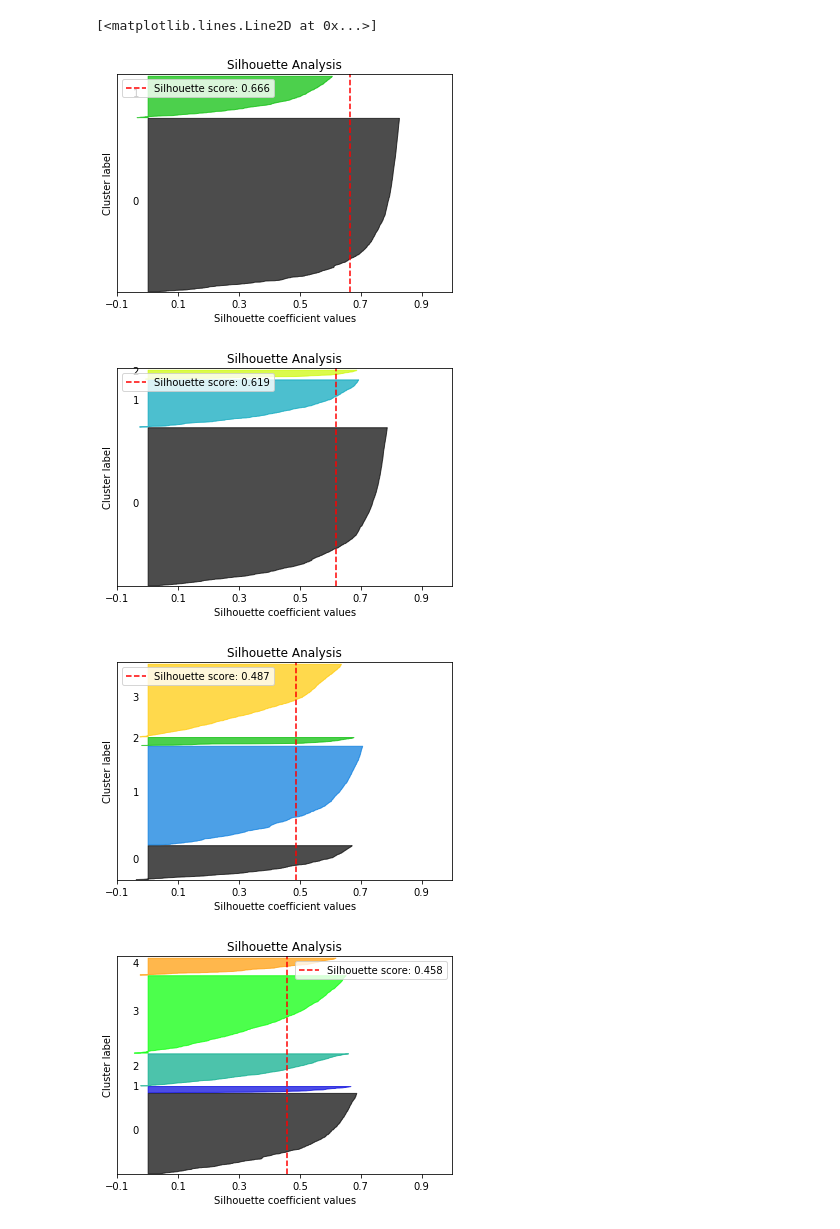
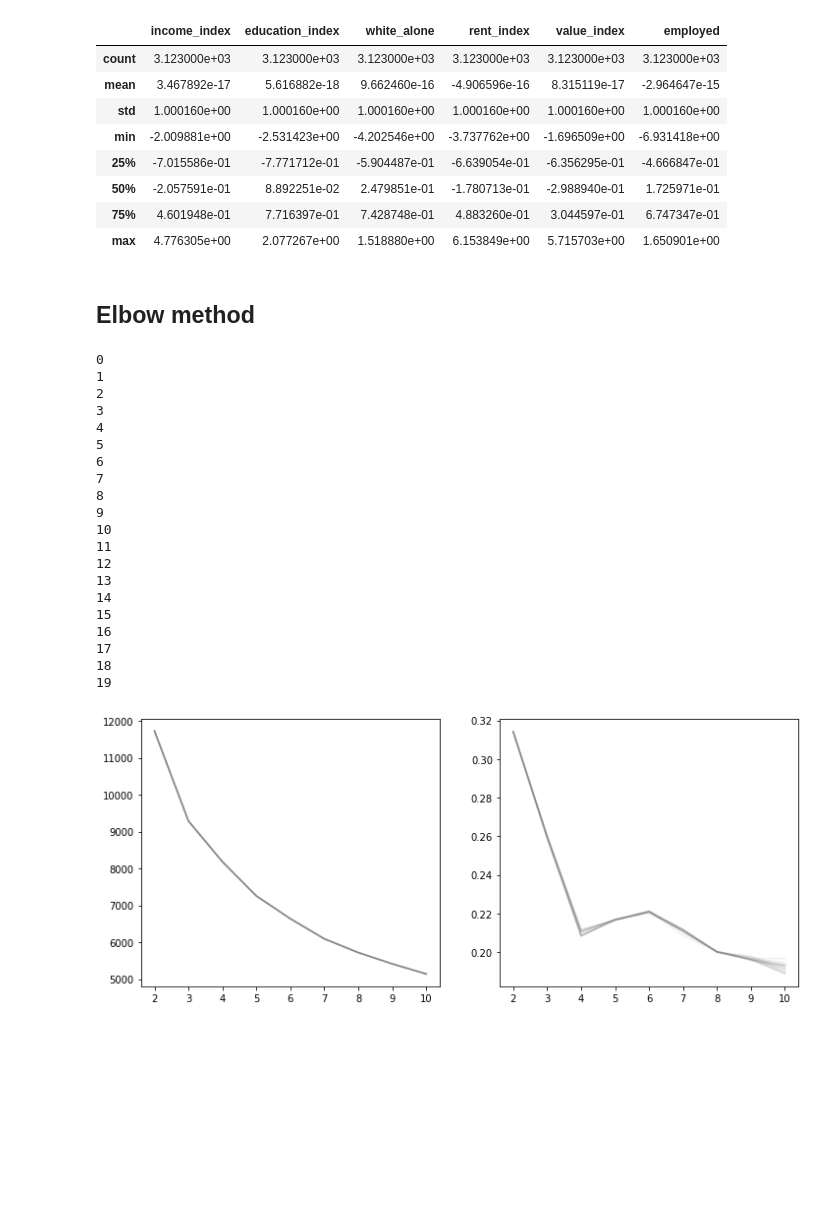
Before and after one commit to tsansom/Springboard-Data-Science, a Jupyter notebook: capstone_projects/gentrification/clustering test 2.ipynb, the cells around one changed output. Drawn from its saved outputs; the diff is of its cells as text; code cells hidden in the pictures; blank space fills up the shorter version.

```diff
--- a/capstone_projects/gentrification/clustering test 2.ipynb
+++ b/capstone_projects/gentrification/clustering test 2.ipynb
@@ -40,7 +40,7 @@ def read_data():
     for i, year in enumerate(data.keys()):
         for key in data[year].keys():
             tmp = data[year][key]
-            #bust out the total population and total households from the race and families df
+            #bust out the total population from the race df
             if key == 'race':
                 population = tmp['total_population'].to_frame()
             if key == 'unemployment':
@@ -60,4 +60,5 @@ def read_data():
             #put the new percentage dataframe back in
             data[year][key] = tmp[tmp.columns[-1]].copy().drop(to_drop).to_frame()
         data[year] = pd.concat([data[year][key] for key in data[year].keys()], axis=1)
+        data[year]['year'] = year
     return data, data_orig
@@ -67,19 +120,57 @@ x = pd.concat([data[year] for year in data.keys()])
+# %%
+from sklearn.preprocessing import StandardScaler
+scaler = StandardScaler()
+x_s = pd.DataFrame(scaler.fit_transform(x), index=x.index, columns=x.columns)
+x_s.describe()
+# %% [output]
+|  | income_index | education_index | white_alone | rent_index | value_index | employed |
+| count | 3.123000e+03 | 3.123000e+03 | 3.123000e+03 | 3.123000e+03 | 3.123000e+03 | 3.123000e+03 |
+| mean | 3.467892e-17 | 5.616882e-18 | 9.662460e-16 | -4.906596e-16 | 8.315119e-17 | -2.964647e-15 |
+| std | 1.000160e+00 | 1.000160e+00 | 1.000160e+00 | 1.000160e+00 | 1.000160e+00 | 1.000160e+00 |
+| min | -2.009881e+00 | -2.531423e+00 | -4.202546e+00 | -3.737762e+00 | -1.696509e+00 | -6.931418e+00 |
+| 25% | -7.015586e-01 | -7.771712e-01 | -5.904487e-01 | -6.639054e-01 | -6.356295e-01 | -4.666847e-01 |
+| 50% | -2.057591e-01 | 8.892251e-02 | 2.479851e-01 | -1.780713e-01 | -2.988940e-01 | 1.725971e-01 |
+| 75% | 4.601948e-01 | 7.716397e-01 | 7.428748e-01 | 4.883260e-01 | 3.044597e-01 | 6.747347e-01 |
+| max | 4.776305e+00 | 2.077267e+00 | 1.518880e+00 | 6.153849e+00 | 5.715703e+00 | 1.650901e+00 |
+# %% [markdown]
+## Elbow method
 # %%
 from sklearn.cluster import KMeans
 import scikitplot as skplt
 from sklearn.metrics import silhouette_score
 
-wcss = []
-sil_scores = []
-for i in range(2, 11):
-    kmeans = KMeans(n_clusters=i)
-    kmeans.fit(x)
-    wcss.append(kmeans.inertia_)
-    skplt.metrics.plot_silhouette(x, kmeans.labels_)
-    sil_scores.append(silhouette_score(x, kmeans.labels_))
+fig, (ax1, ax2) = plt.subplots(1, 2, figsize=(12, 5))
+for j in range(20):
+    print(j)
+    wcss = []
+    sil = []
+    for i in range(2, 11):
+        kmeans = KMeans(n_clusters=i)
+        kmeans.fit(x_s)
+        wcss.append(kmeans.inertia_)
+        sil.append(silhouette_score(x_s, kmeans.labels_))
+        #skplt.metrics.plot_silhouette(x_s, kmeans.labels_)
+    ax1.plot(range(2, 11), wcss, color='gray', alpha=0.1)
+    ax2.plot(range(2, 11), sil, color='gray', alpha=0.1)
 # %% [output]
-[<matplotlib.lines.Line2D at 0x...>]
+0
+1
+2
+3
+4
+5
+6
+7
+8
+9
+10
+11
+12
+13
+14
+15
+16
+17
+18
+19
-[figure, old version]
+[figure, new version]
-[figure, removed]
-[figure, removed]
-[figure, removed]
```
Also changed, not shown: parts of 12 cells of this notebook, 9 other files.
